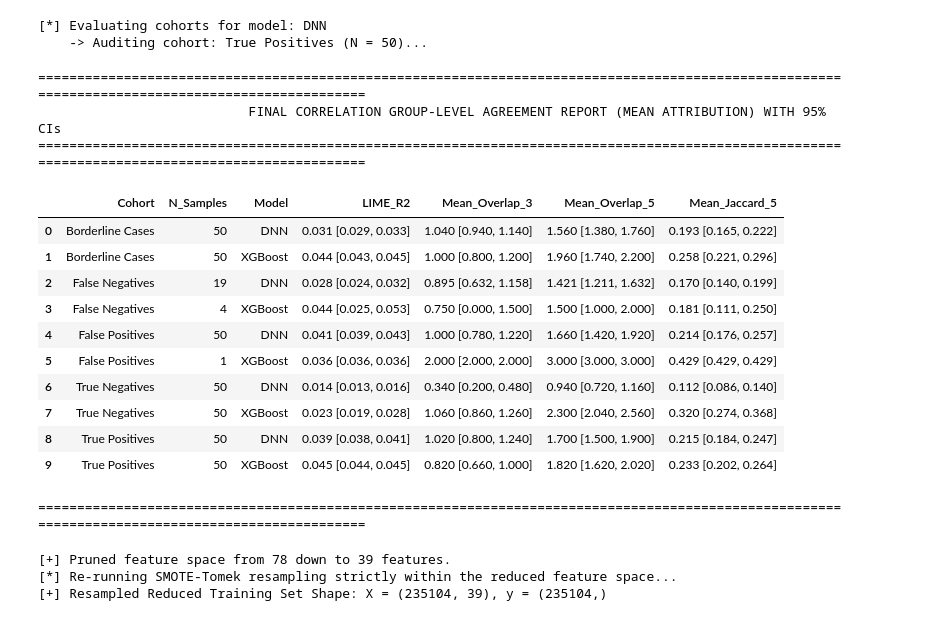
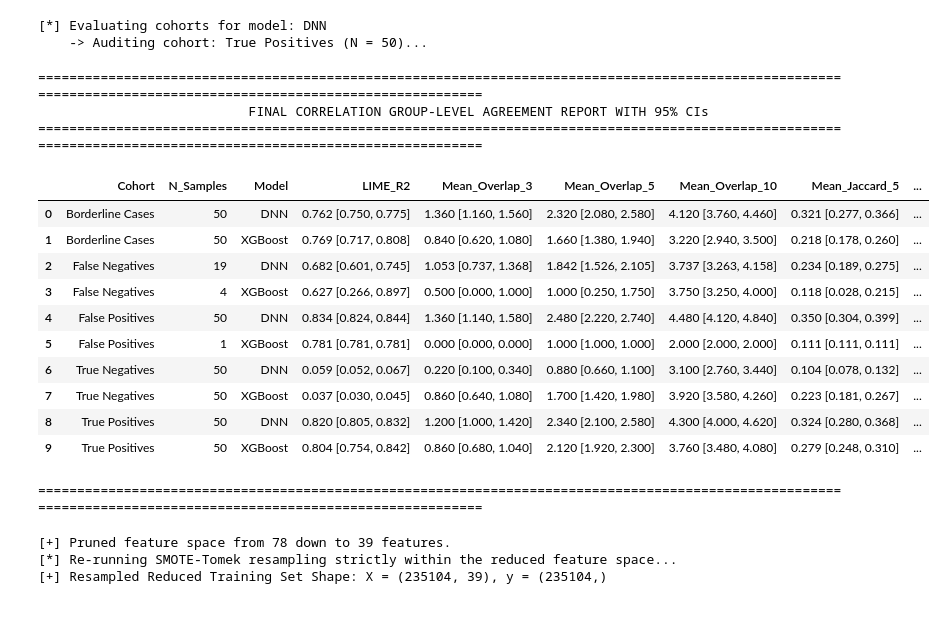
Before and after one commit to moritzboet/BA_thesis, a Jupyter notebook: correlated_feature_analysis.ipynb, the cells around one changed output. Drawn from its saved outputs; the diff is of its cells as text; code cells hidden in the pictures.

```diff
--- a/correlated_feature_analysis.ipynb
+++ b/correlated_feature_analysis.ipynb
@@ -474,17 +474,19 @@ print("="*80)
 [*] Remaining standalone independent features: 26
 ================================================================================
 # %%
-
+#Helper Functions
 feature_list = X_train_scaled.columns.tolist()
 num_features_original = len(feature_list)
 
 if 'rng' not in globals():
     rng = np.random.default_rng(seed=42)
 
-def extract_aligned_lime_attributions(instance, predict_fn, num_features):
-    exp = lime_explainer.explain_instance(
+def extract_aligned_lime_attributions(instance, predict_fn, num_features, explainer=None):
+    active_exp = lime_explainer if explainer is None else explainer
+    exp = active_exp.explain_instance(
         data_row=instance,
         predict_fn=predict_fn,
+        labels=(1,),
         num_features=num_features
     )
     lime_vector = np.zeros(num_features)
@@ -493,7 +495,7 @@ def extract_aligned_lime_attributions(instance, predict_fn, num_features):
     return lime_vector, exp.score
 
 def extract_aligned_shap_attributions(instance, explainer):
-    shap_vals = explainer.shap_values(instance.reshape(1, -1))
+    shap_vals = explainer.shap_values(instance.reshape(1, -1), nsamples=100)
     if isinstance(shap_vals, list):
         shap_vector = shap_vals[1].flatten()
     elif isinstance(shap_vals, np.ndarray):
@@ -621,4 +624,5 @@ print(f"[+] Baseline Explainers initialized over {num_groups_total} correlation
 # %%
+#Group Attribution Extraction with Multi-K Overlap Suite
 grouped_agreement_records = []
 print("[*] Extracting attributions and computing MEAN attributions for correlation groups...")
 
@@ -661,16 +665,27 @@ for model_label, predict_fn, shap_exp in model_configs:
                 'LIME_R2': lime_r2
             }
 
-            for k in [3, 5]:
+            for k in [3, 5, 10]:
                 top_lime_g = set(np.argsort(lime_grouped_mean)[-k:])
                 top_shap_g = set(np.argsort(shap_grouped_mean)[-k:])
 
                 overlap = len(top_lime_g.intersection(top_shap_g))
-                union_len = len(top_lime_g.union(top_shap_g))
-                jaccard = overlap / union_len if union_len > 0 else 0.0
+                union_set = top_lime_g.union(top_shap_g)
+                jaccard = overlap / len(union_set) if len(union_set) > 0 else 0.0
 
                 row_metrics[f'Mean_Overlap_{k}'] = overlap
                 row_metrics[f'Mean_Jaccard_{k}'] = jaccard
+
+                # Localized Rank Correlation over the Union of Top-K groups
+                union_indices = list(union_set)
+                slice_l = lime_grouped_mean[union_indices]
+                slice_s = shap_grouped_mean[union_indices]
+
+                if np.std(slice_l) == 0 or np.std(slice_s) == 0 or len(union_indices) < 2:
+                    row_metrics[f'Union_Spearman_{k}'] = 0.0
+                else:
+                    rho, _ = stats.spearmanr(slice_l, slice_s)
+                    row_metrics[f'Union_Spearman_{k}'] = 0.0 if np.isnan(rho) else rho
 
             grouped_agreement_records.append(row_metrics)
 
@@ -688,44 +703,44 @@ print("[+] Group attribution extraction complete.")
 [*] Evaluating cohorts for model: DNN
     -> Auditing cohort: True Positives (N = 50)...
 # %%
-
+#Group Report with 95% Bootstrap CIs
 grouped_report_rows = []
 
 for (cohort_name, model_type), group_df in df_grouped_agreement.groupby(['Cohort', 'Model']):
     row_summary = {
         'Cohort': cohort_name,
         'N_Samples': group_df['N_Samples'].iloc[0],
         'Model': model_type
     }
-    for metric in ['LIME_R2', 'Mean_Overlap_3', 'Mean_Overlap_5', 'Mean_Jaccard_5']:
+    for metric in ['LIME_R2', 'Mean_Overlap_3', 'Mean_Overlap_5', 'Mean_Overlap_10', 'Mean_Jaccard_5', 'Mean_Jaccard_10', 'Union_Spearman_10']:
         mean_v, low_v, high_v = compute_bootstrapped_ci(group_df[metric], n_bootstrap=5000)
         row_summary[metric] = f"{mean_v:.3f} [{low_v:.3f}, {high_v:.3f}]"
 
     grouped_report_rows.append(row_summary)
 
 df_grouped_master_report = pd.DataFrame(grouped_report_rows)
 
-print("\n" + "="*145)
-print("                           FINAL CORRELATION GROUP-LEVEL AGREEMENT REPORT (MEAN ATTRIBUTION) WITH 95% CIs")
-print("="*145)
+print("\n" + "="*160)
+print("                           FINAL CORRELATION GROUP-LEVEL AGREEMENT REPORT WITH 95% CIs")
+print("="*160)
 display(df_grouped_master_report)
-print("="*145)
+print("="*160)
 # %% [output]
-=================================================================================================================================================
-                           FINAL CORRELATION GROUP-LEVEL AGREEMENT REPORT (MEAN ATTRIBUTION) WITH 95% CIs
-=================================================================================================================================================
+================================================================================================================================================================
+                           FINAL CORRELATION GROUP-LEVEL AGREEMENT REPORT WITH 95% CIs
+================================================================================================================================================================
-|  | Cohort | N_Samples | Model | LIME_R2 | Mean_Overlap_3 | Mean_Overlap_5 | Mean_Jaccard_5 |
-| 0 | Borderline Cases | 50 | DNN | 0.031 [0.029, 0.033] | 1.040 [0.940, 1.140] | 1.560 [1.380, 1.760] | 0.193 [0.165, 0.222] |
-| 1 | Borderline Cases | 50 | XGBoost | 0.044 [0.043, 0.045] | 1.000 [0.800, 1.200] | 1.960 [1.740, 2.200] | 0.258 [0.221, 0.296] |
-| 2 | False Negatives | 19 | DNN | 0.028 [0.024, 0.032] | 0.895 [0.632, 1.158] | 1.421 [1.211, 1.632] | 0.170 [0.140, 0.199] |
-| 3 | False Negatives | 4 | XGBoost | 0.044 [0.025, 0.053] | 0.750 [0.000, 1.500] | 1.500 [1.000, 2.000] | 0.181 [0.111, 0.250] |
-| 4 | False Positives | 50 | DNN | 0.041 [0.039, 0.043] | 1.000 [0.780, 1.220] | 1.660 [1.420, 1.920] | 0.214 [0.176, 0.257] |
-| 5 | False Positives | 1 | XGBoost | 0.036 [0.036, 0.036] | 2.000 [2.000, 2.000] | 3.000 [3.000, 3.000] | 0.429 [0.429, 0.429] |
-| 6 | True Negatives | 50 | DNN | 0.014 [0.013, 0.016] | 0.340 [0.200, 0.480] | 0.940 [0.720, 1.160] | 0.112 [0.086, 0.140] |
-| 7 | True Negatives | 50 | XGBoost | 0.023 [0.019, 0.028] | 1.060 [0.860, 1.260] | 2.300 [2.040, 2.560] | 0.320 [0.274, 0.368] |
-| 8 | True Positives | 50 | DNN | 0.039 [0.038, 0.041] | 1.020 [0.800, 1.240] | 1.700 [1.500, 1.900] | 0.215 [0.184, 0.247] |
-| 9 | True Positives | 50 | XGBoost | 0.045 [0.044, 0.045] | 0.820 [0.660, 1.000] | 1.820 [1.620, 2.020] | 0.233 [0.202, 0.264] |
+|  | Cohort | N_Samples | Model | LIME_R2 | Mean_Overlap_3 | Mean_Overlap_5 | Mean_Overlap_10 | Mean_Jaccard_5 | ... |
+| 0 | Borderline Cases | 50 | DNN | 0.762 [0.750, 0.775] | 1.360 [1.160, 1.560] | 2.320 [2.080, 2.580] | 4.120 [3.760, 4.460] | 0.321 [0.277, 0.366] | ... |
+| 1 | Borderline Cases | 50 | XGBoost | 0.769 [0.717, 0.808] | 0.840 [0.620, 1.080] | 1.660 [1.380, 1.940] | 3.220 [2.940, 3.500] | 0.218 [0.178, 0.260] | ... |
+| 2 | False Negatives | 19 | DNN | 0.682 [0.601, 0.745] | 1.053 [0.737, 1.368] | 1.842 [1.526, 2.105] | 3.737 [3.263, 4.158] | 0.234 [0.189, 0.275] | ... |
+| 3 | False Negatives | 4 | XGBoost | 0.627 [0.266, 0.897] | 0.500 [0.000, 1.000] | 1.000 [0.250, 1.750] | 3.750 [3.250, 4.000] | 0.118 [0.028, 0.215] | ... |
+| 4 | False Positives | 50 | DNN | 0.834 [0.824, 0.844] | 1.360 [1.140, 1.580] | 2.480 [2.220, 2.740] | 4.480 [4.120, 4.840] | 0.350 [0.304, 0.399] | ... |
+| 5 | False Positives | 1 | XGBoost | 0.781 [0.781, 0.781] | 0.000 [0.000, 0.000] | 1.000 [1.000, 1.000] | 2.000 [2.000, 2.000] | 0.111 [0.111, 0.111] | ... |
+| 6 | True Negatives | 50 | DNN | 0.059 [0.052, 0.067] | 0.220 [0.100, 0.340] | 0.880 [0.660, 1.100] | 3.100 [2.760, 3.440] | 0.104 [0.078, 0.132] | ... |
+| 7 | True Negatives | 50 | XGBoost | 0.037 [0.030, 0.045] | 0.860 [0.640, 1.080] | 1.700 [1.420, 1.980] | 3.920 [3.580, 4.260] | 0.223 [0.181, 0.267] | ... |
+| 8 | True Positives | 50 | DNN | 0.820 [0.805, 0.832] | 1.200 [1.000, 1.420] | 2.340 [2.100, 2.580] | 4.300 [4.000, 4.620] | 0.324 [0.280, 0.368] | ... |
+| 9 | True Positives | 50 | XGBoost | 0.804 [0.754, 0.842] | 0.860 [0.680, 1.040] | 2.120 [1.920, 2.300] | 3.760 [3.480, 4.080] | 0.279 [0.248, 0.310] | ... |
-=================================================================================================================================================
+================================================================================================================================================================
 # %%
 
 
```
Also changed, not shown: parts of 4 cells of this notebook, 3 other files.
